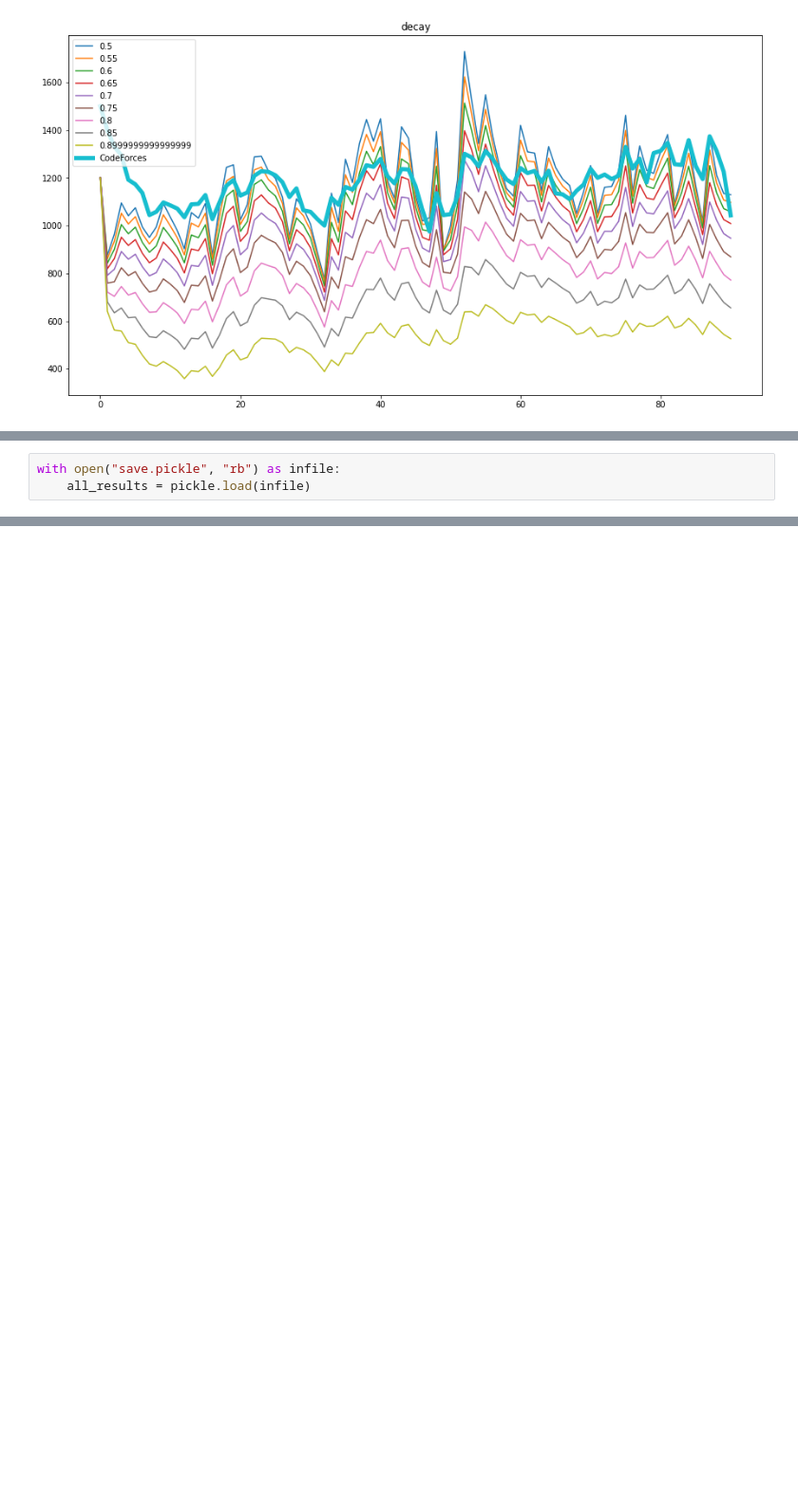
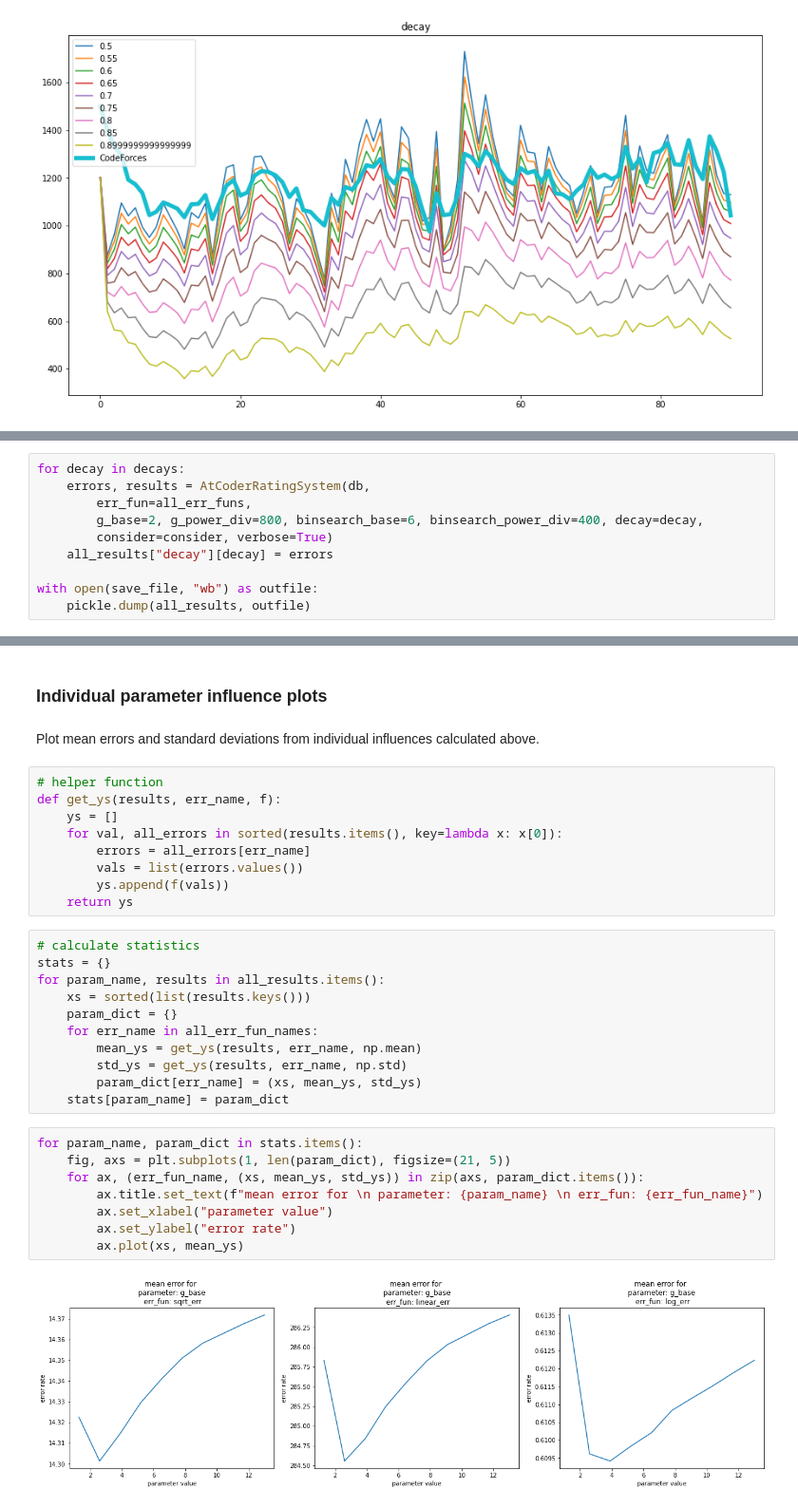
Before and after one commit to wiklam/CF-predictor, a Jupyter notebook: atcoder/atcoder.ipynb, the cells around one changed output, grey strips where cells are left out. Shown at 95% size. Saved outputs shown, nothing was run; the diff lists cells and outputs as text; blank space fills up the shorter version.

```diff
--- a/atcoder/atcoder.ipynb
+++ b/atcoder/atcoder.ipynb
@@ -735,3 +567,0 @@ for param_name, results in all_results.items():
-# %%
-with open("save.pickle", "rb") as infile:
-    all_results = pickle.load(infile)
@@ -1057,0 +728,10 @@ for param_name, results in all_results.items():
+# %%
+for decay in decays:
+    errors, results = AtCoderRatingSystem(db,
+        err_fun=all_err_funs,
+        g_base=2, g_power_div=800, binsearch_base=6, binsearch_power_div=400, decay=decay,
+        consider=consider, verbose=True)
+    all_results["decay"][decay] = errors
+
+with open(save_file, "wb") as outfile:
+    pickle.dump(all_results, outfile)
@@ -1057,0 +756,34 @@ for param_name, results in all_results.items():
+# %% [markdown]
+### Individual parameter influence plots
+# %% [markdown]
+Plot mean errors and standard deviations from individual influences calculated above.
+# %%
+# helper function
+def get_ys(results, err_name, f):
+    ys = []
+    for val, all_errors in sorted(results.items(), key=lambda x: x[0]):
+        errors = all_errors[err_name]
+        vals = list(errors.values())
+        ys.append(f(vals))
+    return ys
+# %%
+# calculate statistics
+stats = {}
+for param_name, results in all_results.items():
+    xs = sorted(list(results.keys()))
+    param_dict = {}
+    for err_name in all_err_fun_names:
+        mean_ys = get_ys(results, err_name, np.mean)
+        std_ys = get_ys(results, err_name, np.std)
+        param_dict[err_name] = (xs, mean_ys, std_ys)
+    stats[param_name] = param_dict
+# %%
+for param_name, param_dict in stats.items():
+    fig, axs = plt.subplots(1, len(param_dict), figsize=(21, 5))
+    for ax, (err_fun_name, (xs, mean_ys, std_ys)) in zip(axs, param_dict.items()):
+        ax.title.set_text(f"mean error for \n parameter: {param_name} \n err_fun: {err_fun_name}")
+        ax.set_xlabel("parameter value")
+        ax.set_ylabel("error rate")
+        ax.plot(xs, mean_ys)
+# %% [output]
+[figure, added]
```
Also changed, not shown: parts of 98 cells of this notebook.
